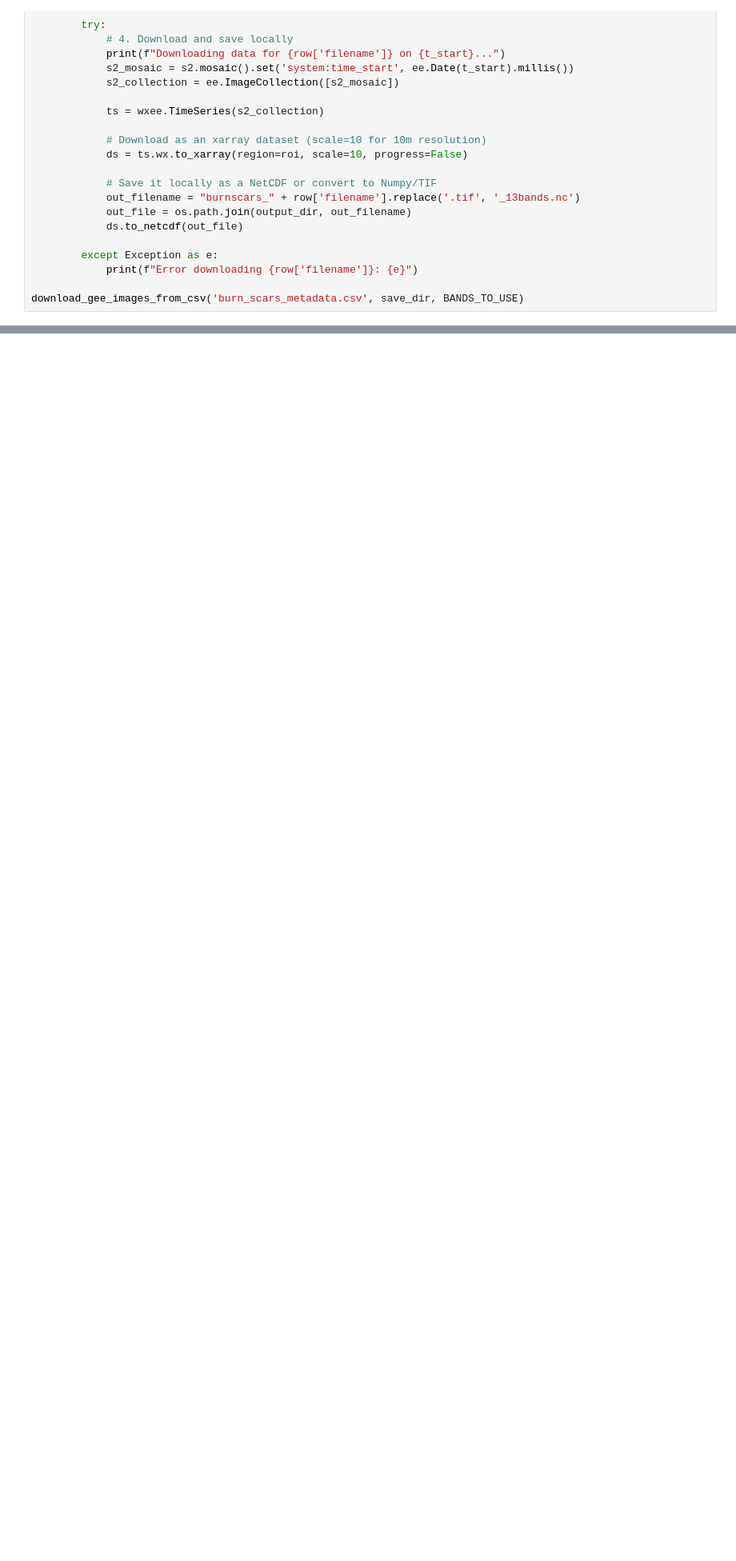
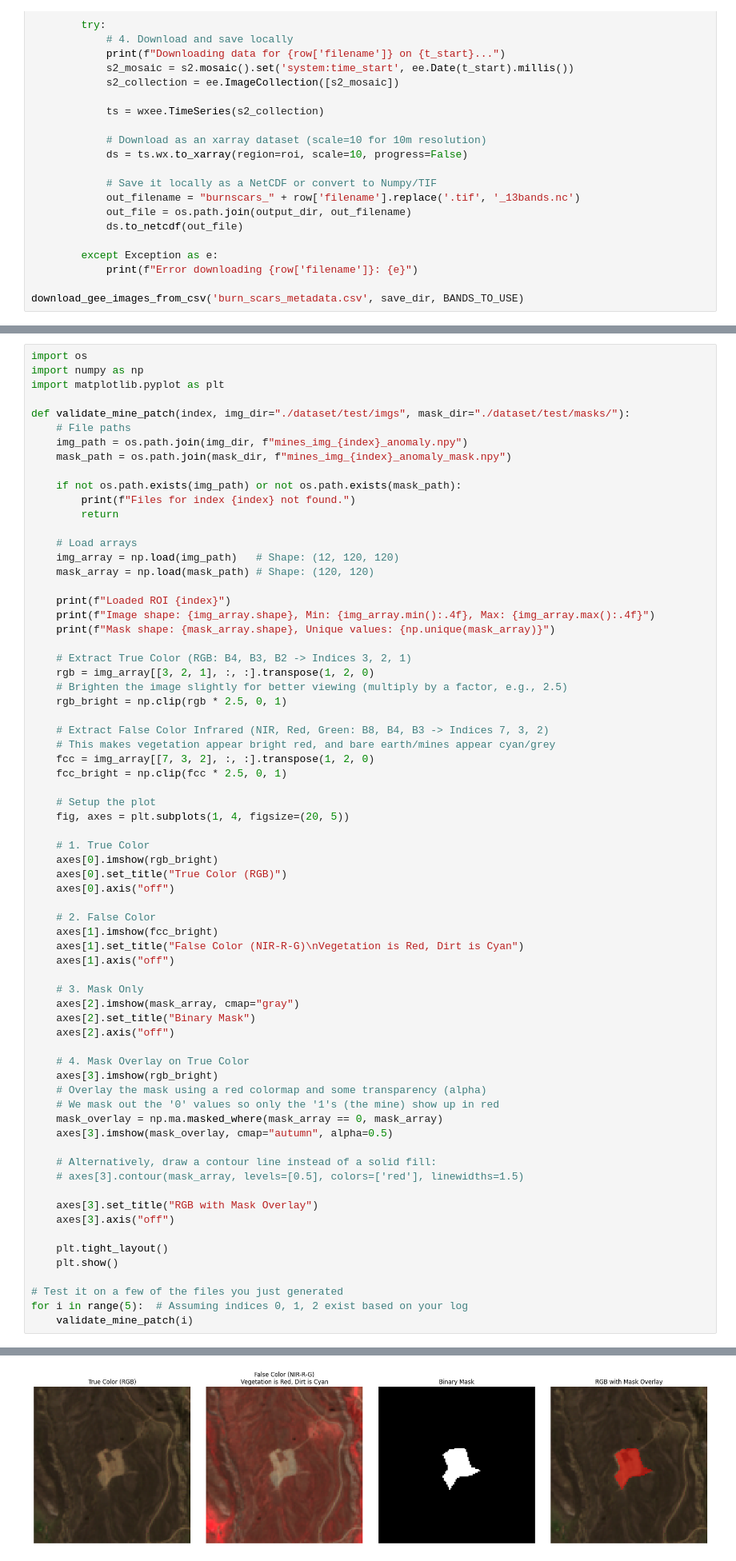
Before and after one commit to filippotatafiore/Spectral-Spatial-Anomaly-Detection, a Jupyter notebook: build_dataset.ipynb, the cells around one changed output, grey strips where cells are left out. Shown at 80% size. Saved outputs shown, nothing was run; the diff lists cells and outputs as text; blank space fills up the shorter version.

Commit message:
mine images downloaded

```diff
--- a/build_dataset.ipynb
+++ b/build_dataset.ipynb
@@ -216,0 +273,70 @@ download_gee_images_from_csv('burn_scars_metadata.csv', save_dir, BANDS_TO_USE)
+# %%
+import os
+import numpy as np
+import matplotlib.pyplot as plt
+
+def validate_mine_patch(index, img_dir="./dataset/test/imgs", mask_dir="./dataset/test/masks/"):
+    # File paths
+    img_path = os.path.join(img_dir, f"mines_img_{index}_anomaly.npy")
+    mask_path = os.path.join(mask_dir, f"mines_img_{index}_anomaly_mask.npy")
+
+    if not os.path.exists(img_path) or not os.path.exists(mask_path):
+        print(f"Files for index {index} not found.")
+        return
+
+    # Load arrays
+    img_array = np.load(img_path)   # Shape: (12, 120, 120)
+    mask_array = np.load(mask_path) # Shape: (120, 120)
+
+    print(f"Loaded ROI {index}")
+    print(f"Image shape: {img_array.shape}, Min: {img_array.min():.4f}, Max: {img_array.max():.4f}")
+    print(f"Mask shape: {mask_array.shape}, Unique values: {np.unique(mask_array)}")
+
+    # Extract True Color (RGB: B4, B3, B2 -> Indices 3, 2, 1)
+    rgb = img_array[[3, 2, 1], :, :].transpose(1, 2, 0)
+    # Brighten the image slightly for better viewing (multiply by a factor, e.g., 2.5)
+    rgb_bright = np.clip(rgb * 2.5, 0, 1)
+
+    # Extract False Color Infrared (NIR, Red, Green: B8, B4, B3 -> Indices 7, 3, 2)
+    # This makes vegetation appear bright red, and bare earth/mines appear cyan/grey
+    fcc = img_array[[7, 3, 2], :, :].transpose(1, 2, 0)
+    fcc_bright = np.clip(fcc * 2.5, 0, 1)
+
+    # Setup the plot
+    fig, axes = plt.subplots(1, 4, figsize=(20, 5))
+
+    # 1. True Color
+    axes[0].imshow(rgb_bright)
+    axes[0].set_title("True Color (RGB)")
+    axes[0].axis("off")
+
+    # 2. False Color
+    axes[1].imshow(fcc_bright)
+    axes[1].set_title("False Color (NIR-R-G)\nVegetation is Red, Dirt is Cyan")
+    axes[1].axis("off")
+
+    # 3. Mask Only
+    axes[2].imshow(mask_array, cmap="gray")
+    axes[2].set_title("Binary Mask")
+    axes[2].axis("off")
+
+    # 4. Mask Overlay on True Color
+    axes[3].imshow(rgb_bright)
+    # Overlay the mask using a red colormap and some transparency (alpha)
+    # We mask out the '0' values so only the '1's (the mine) show up in red
+    mask_overlay = np.ma.masked_where(mask_array == 0, mask_array)
+    axes[3].imshow(mask_overlay, cmap="autumn", alpha=0.5)
+
+    # Alternatively, draw a contour line instead of a solid fill:
+    # axes[3].contour(mask_array, levels=[0.5], colors=['red'], linewidths=1.5)
+
+    axes[3].set_title("RGB with Mask Overlay")
+    axes[3].axis("off")
+
+    plt.tight_layout()
+    plt.show()
+
+# Test it on a few of the files you just generated
+for i in range(5):  # Assuming indices 0, 1, 2 exist based on your log
+    validate_mine_patch(i)
+# %% [output]
@@ -216,0 +346 @@ download_gee_images_from_csv('burn_scars_metadata.csv', save_dir, BANDS_TO_USE)
+[figure, added]
```
Also changed, not shown: parts of 5 cells of this notebook, 1 other file.
